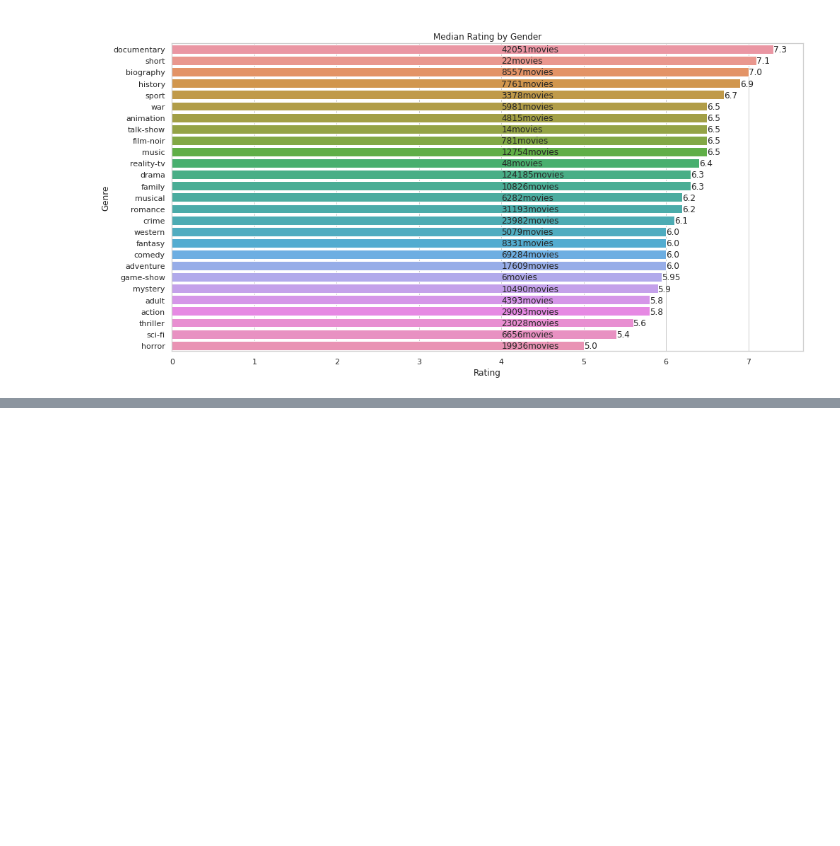
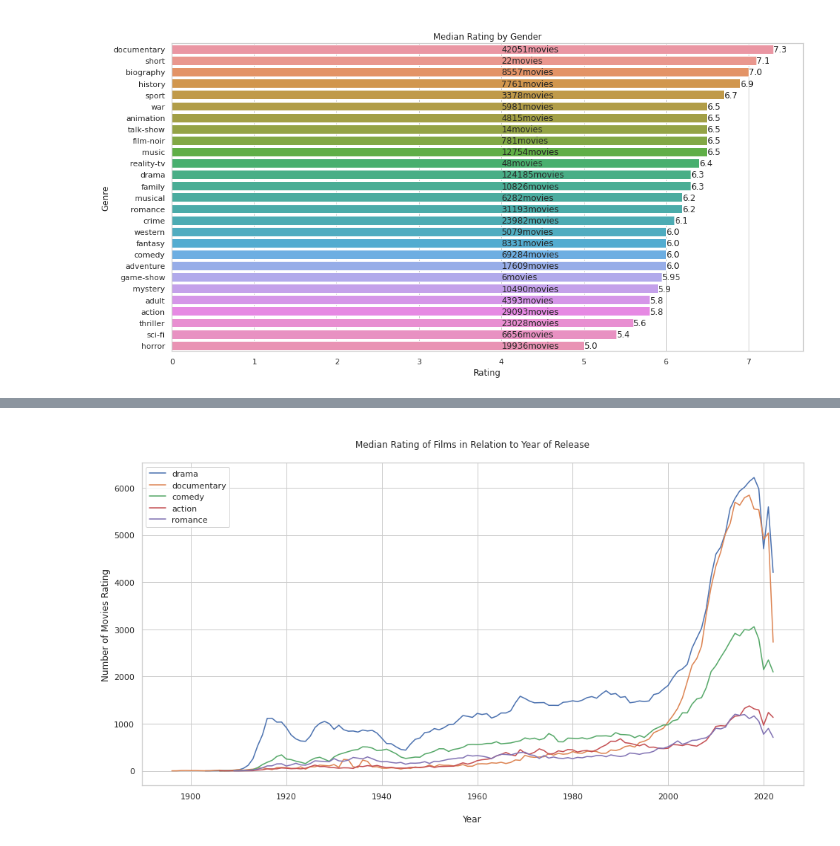
Before and after one commit to DiasMelissa/PythonProfound, a Jupyter notebook: Script15.ipynb, the cells around one changed output, grey strips where cells are left out. Saved outputs shown, nothing was run; the diff lists cells and outputs as text; code cells hidden in the pictures; blank space fills up the shorter version.

```diff
--- a/Script15.ipynb
+++ b/Script15.ipynb
@@ -417,0 +470,2 @@ plt.show()
+# %%
+generos_unicos = return_genres(FifthQuery)
@@ -417,0 +492,29 @@ plt.show()
+# %%
+genero_count = []
+for item in generos_unicos:
+  consulta = 'SELECT COUNT(*) COUNT FROM titles WHERE genres LIKE'+ '\''+'%'+item+'%'+'\' AND type=\'movie\' AND premiered <= 2022'
+  resultado = pd.read_sql_query(consulta, conn)
+  genero_count.append(resultado['COUNT'].values[0])
+# %%
+df_genero_count = pd.DataFrame()
+df_genero_count['genre'] = generos_unicos
+df_genero_count['Count'] = genero_count
+# %%
+df_genero_count = df_genero_count[df_genero_count['genre'] != 'n']
+df_genero_count = df_genero_count.sort_values(by = 'Count', ascending = False)
+top_generos = df_genero_count.head()['genre'].values
+# %%
+plt.figure(figsize = (16,8))
+
+for item in top_generos:
+  consulta = 'SELECT COUNT(*) Number_of_movies, premiered Year FROM  titles  WHERE genres LIKE '+ '\''+'%'+item+'%'+'\' AND type=\'movie\' AND Year <=2022 GROUP BY Year'
+  resultado = pd.read_sql_query(consulta, conn)
+  plt.plot(resultado['Year'],resultado['Number_of_movies'])
+
+plt.xlabel('\nYear')
+plt.ylabel('Number of Movies Rating')
+plt.title('\nMedian Rating of Films in Relation to Year of Release\n')
+plt.legend(labels = top_generos)
+plt.show()
+# %% [output]
+[figure, added]
```
Also changed, not shown: parts of 47 cells of this notebook.
